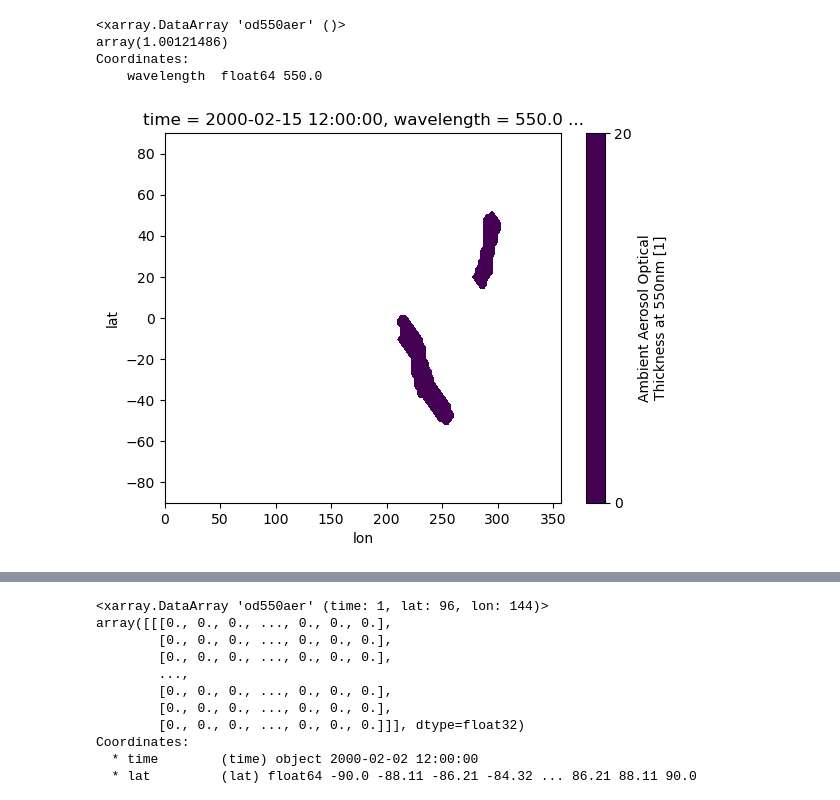
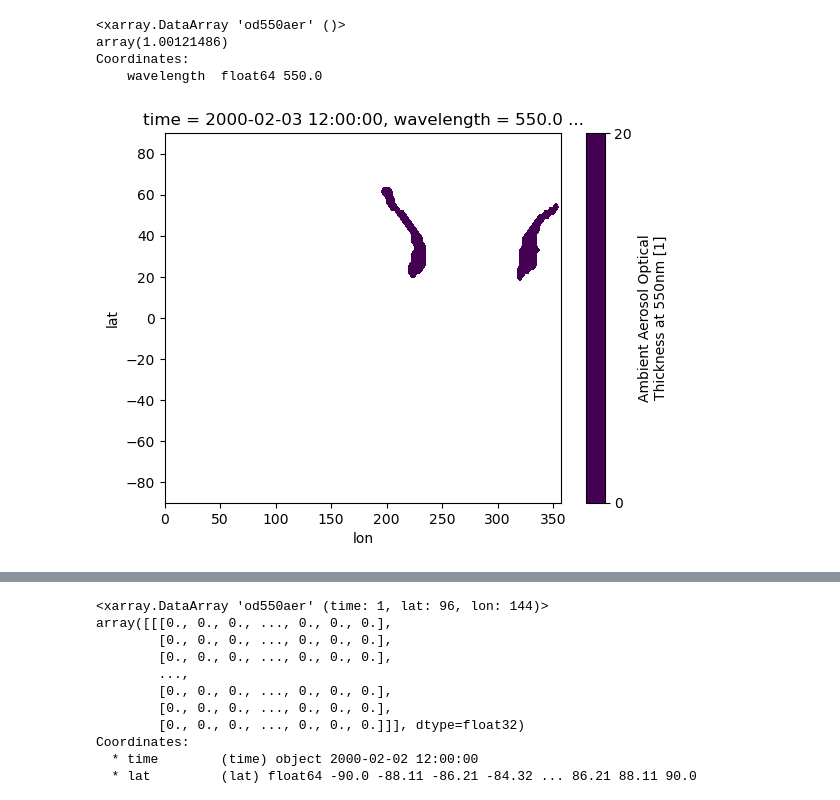
Before and after one commit to eScience-course/Tjaernoe2022-group5, a Jupyter notebook: notebooks/Julia/AR_compare_2020.ipynb, the cells around one changed output, grey strips where cells are left out. Drawn from its saved outputs; the diff is of its cells as text; code cells hidden in the pictures.

```diff
--- a/notebooks/Julia/AR_compare_2020.ipynb
+++ b/notebooks/Julia/AR_compare_2020.ipynb
@@ -191,7 +173,7 @@ array(1.00121486)
 Coordinates:
     wavelength  float64 550.0
 # %%
-ll = xr.plot.contourf(aod_hist.where(ar_hist.ivt==True).sel(time='2000-02-15').od550aer.squeeze(), levels=[0,20])
+ll = xr.plot.contourf(aod_hist.where(ar_hist.ivt==True).sel(time='2000-02-03').od550aer.squeeze(), levels=[0,20])
 # %% [output]
-[figure, old version]
+[figure, new version]
 # %%
```
Also changed, not shown: parts of 11 cells of this notebook.
